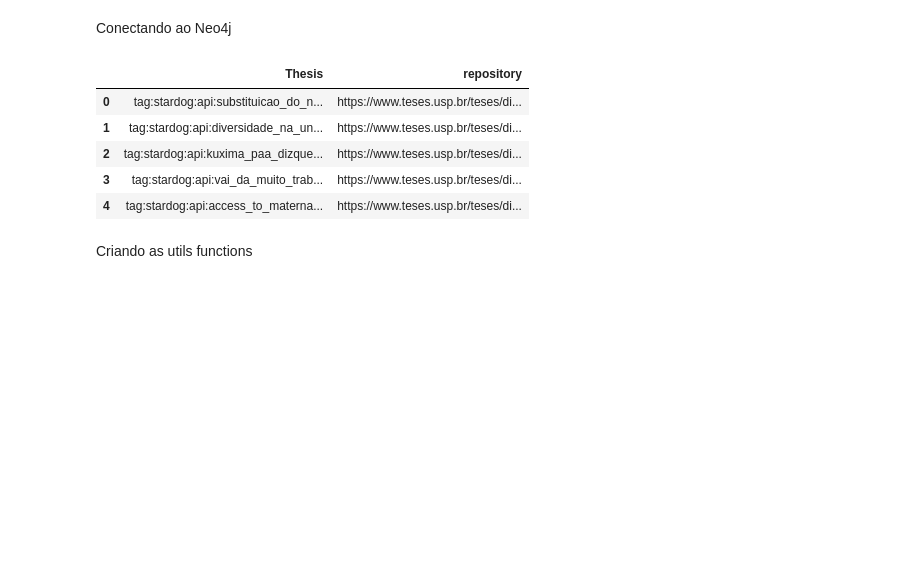
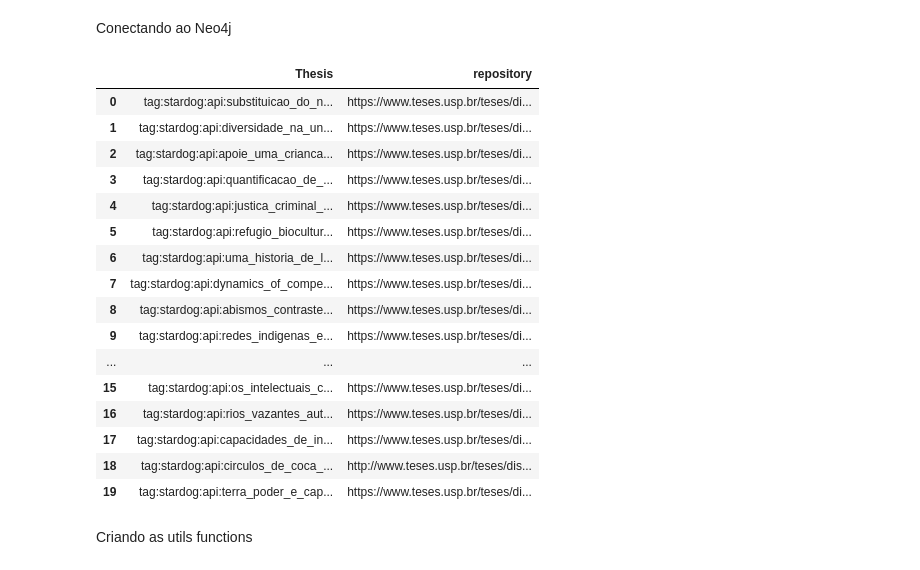
Before and after one commit to fabiocorreacordeiro/Indigenous-Slavery-KG, a Jupyter notebook: data/crawler_bibliotecas/(rascunho)crawler .ipynb, the cells around one changed output. Drawn from its saved outputs; the diff is of its cells as text; code cells hidden in the pictures; blank space fills up the shorter version.

```diff
--- a/data/crawler_bibliotecas/(rascunho)crawler .ipynb
+++ b/data/crawler_bibliotecas/(rascunho)crawler .ipynb
@@ -40,22 +40,40 @@ graph = Neo4jGraph(
 # %%
 #Cypher query to get all theses from USP
 query1 = """
-MATCH  (t:Thesis)-[:publisher]-(uni:University{uri:'tag:stardog:api:USP'})
-RETURN  t["uri"] as Thesis, t["repository"] as repository
+MATCH (t:Thesis)-[:publisher]-(uni:University{uri:'tag:stardog:api:USP'})
+Match (e:Exerpt)
+RETURN distinct(t["uri"]) as Thesis, t["repository"] as repository
 """
 
-results = graph.query(query1)
+query2 = """
+MATCH (t:Thesis)-[:publisher]-(uni:University{uri:'tag:stardog:api:USP'})
+WHERE NOT EXISTS {(:Exerpt)--(t)}
+RETURN distinct(t["uri"]) as Thesis, t["repository"] as repository
+"""
+
+results = graph.query(query2)
 # Convert the results to a DataFrame
 thesis_repository = pd.DataFrame(results, columns=["Thesis", "repository"])
-thesis_repository = thesis_repository[:5]
+thesis_repository = thesis_repository[:20]
 thesis_repository
 # %% [output]
 |  | Thesis | repository |
 | 0 | tag:stardog:api:substituicao_do_n... | https://www.teses.usp.br/teses/di... |
 | 1 | tag:stardog:api:diversidade_na_un... | https://www.teses.usp.br/teses/di... |
-| 2 | tag:stardog:api:kuxima_paa_dizque... | https://www.teses.usp.br/teses/di... |
-| 3 | tag:stardog:api:vai_da_muito_trab... | https://www.teses.usp.br/teses/di... |
-| 4 | tag:stardog:api:access_to_materna... | https://www.teses.usp.br/teses/di... |
+| 2 | tag:stardog:api:apoie_uma_crianca... | https://www.teses.usp.br/teses/di... |
+| 3 | tag:stardog:api:quantificacao_de_... | https://www.teses.usp.br/teses/di... |
+| 4 | tag:stardog:api:justica_criminal_... | https://www.teses.usp.br/teses/di... |
+| 5 | tag:stardog:api:refugio_biocultur... | https://www.teses.usp.br/teses/di... |
+| 6 | tag:stardog:api:uma_historia_de_l... | https://www.teses.usp.br/teses/di... |
+| 7 | tag:stardog:api:dynamics_of_compe... | https://www.teses.usp.br/teses/di... |
+| 8 | tag:stardog:api:abismos_contraste... | https://www.teses.usp.br/teses/di... |
+| 9 | tag:stardog:api:redes_indigenas_e... | https://www.teses.usp.br/teses/di... |
+| ... | ... | ... |
+| 15 | tag:stardog:api:os_intelectuais_c... | https://www.teses.usp.br/teses/di... |
+| 16 | tag:stardog:api:rios_vazantes_aut... | https://www.teses.usp.br/teses/di... |
+| 17 | tag:stardog:api:capacidades_de_in... | https://www.teses.usp.br/teses/di... |
+| 18 | tag:stardog:api:circulos_de_coca_... | http://www.teses.usp.br/teses/dis... |
+| 19 | tag:stardog:api:terra_poder_e_cap... | https://www.teses.usp.br/teses/di... |
 # %% [markdown]
 Criando as utils functions
 # %%
```
Also changed, not shown: parts of 4 cells of this notebook.
